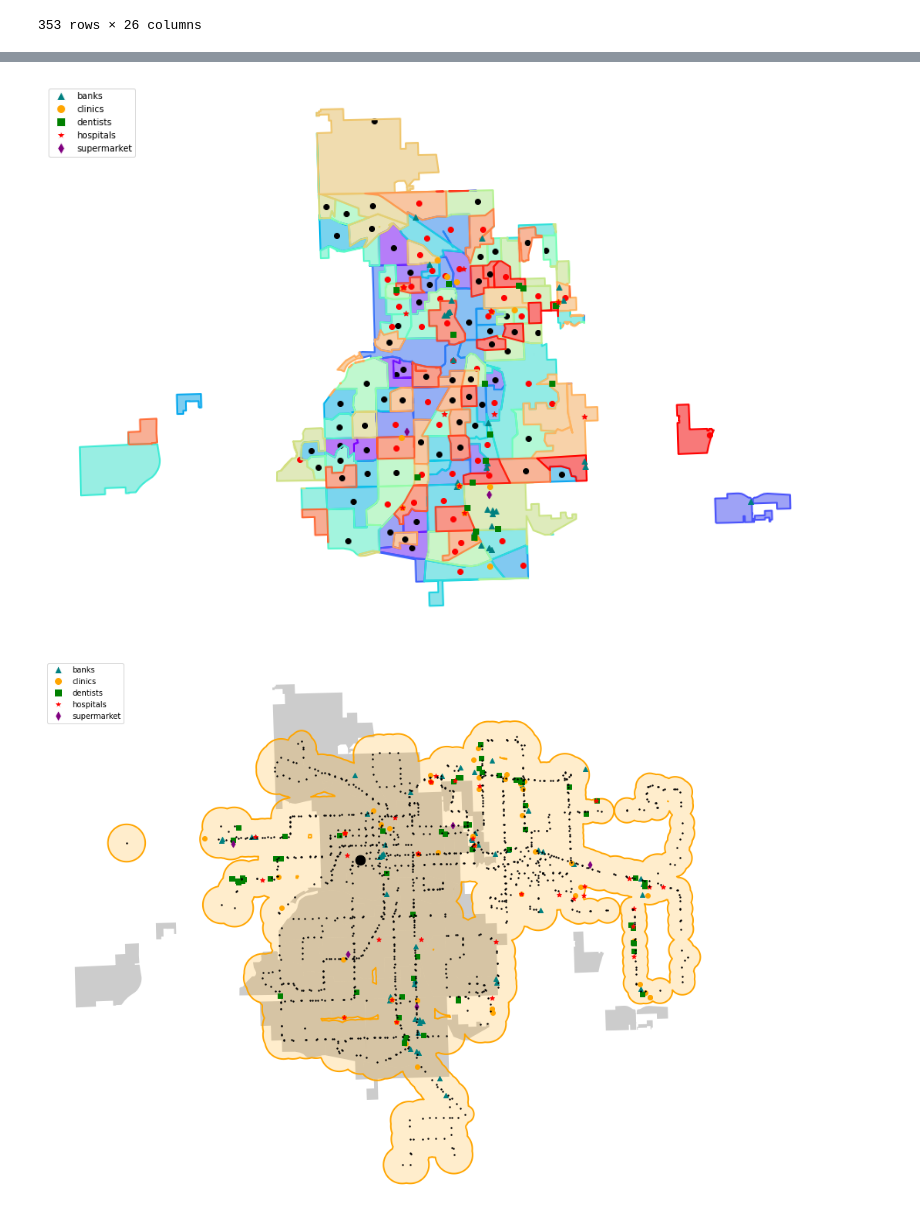
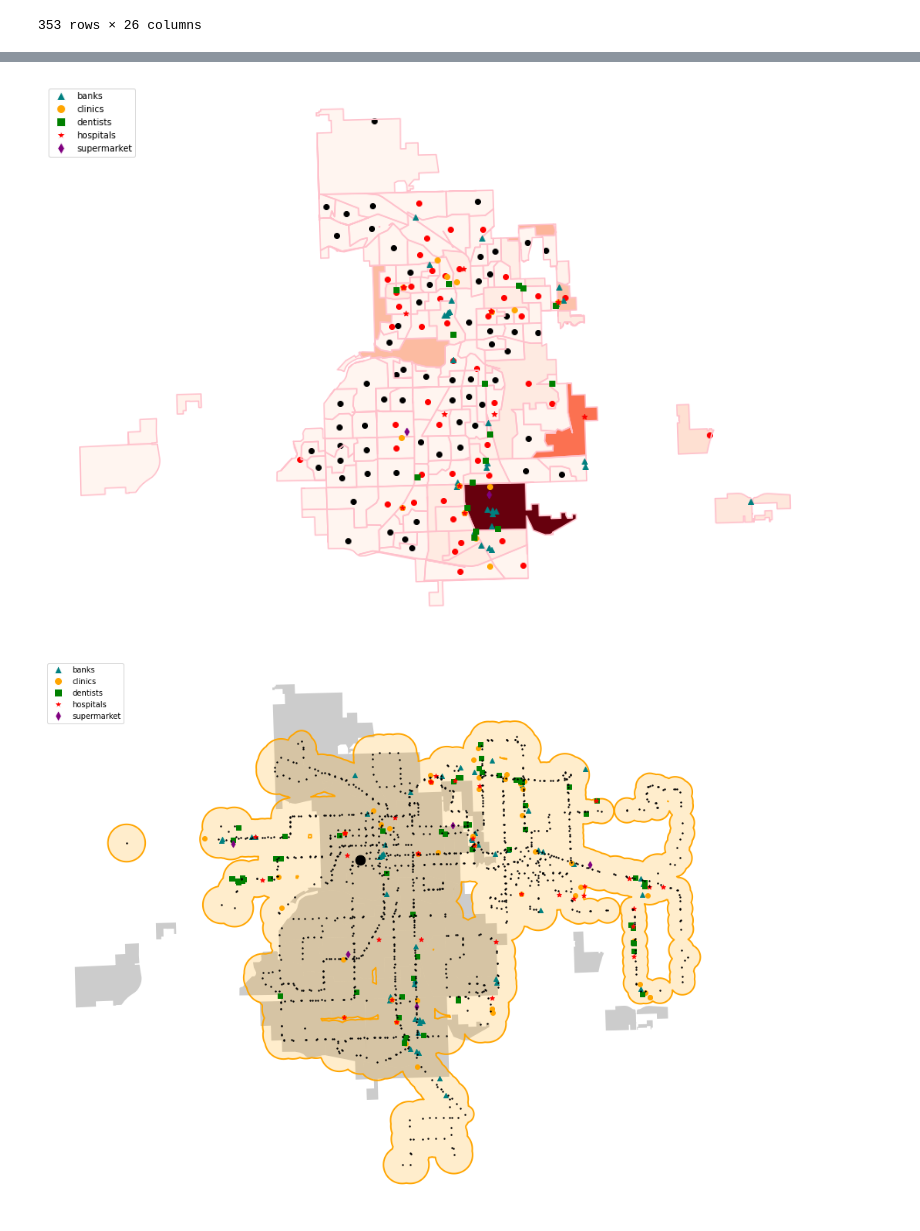
Before and after one commit to wisc-bus/simulator, a Jupyter notebook: notebooks/visualization_lansing.ipynb, the cells around one changed output, grey strips where cells are left out. Saved outputs shown, nothing was run; the diff lists cells and outputs as text; code cells hidden in the pictures.

```diff
--- a/notebooks/visualization_lansing.ipynb
+++ b/notebooks/visualization_lansing.ipynb
@@ -251,27 +245,33 @@ points_high = new_census_sorted.tail(math.ceil(length/2))
 # %%
 # census centroid
 
 ax = city.plot(color="black", alpha=0.05, figsize=(16, 16), zorder=1)
 
-new_census = census_gdf.to_crs(epsg).intersection(city.unary_union)
-new_census[~new_census.is_empty].plot(ax=ax, cmap='rainbow', alpha=0.5)
-new_census[~new_census.is_empty].boundary.plot(ax=ax, cmap='rainbow', linewidth=2)
+# intersect census_gdf with city, then add the score into the result_gdf
+census_union = census_gdf.to_crs(epsg).intersection(city.unary_union)
+census_union = gpd.GeoDataFrame(geometry=census_union, crs=epsg)
+census_union['score'] = new_census['score']
 
+# draw the census, the higher the score, the deepred the color
+census_union[~census_union['geometry'].is_empty].plot(ax=ax, column='score', cmap='Reds')
+census_union[~census_union['geometry'].is_empty].boundary.plot(ax=ax, color='pink')
+
+# draw the census centroid, the high score poits are red, and the low ones are black
 points_low.to_crs(epsg).centroid.intersection(city.unary_union).plot(ax=ax, color='black')
 points_high.to_crs(epsg).centroid.intersection(city.unary_union).plot(ax=ax, color='red')
 
 banks.intersection(city.unary_union).plot(ax=ax, color='teal', marker='^', zorder=4)
 clinics.intersection(city.unary_union).plot(ax=ax, color='orange', marker='o', zorder=4)
 dentists.intersection(city.unary_union).plot(ax=ax, color='green', marker='s', zorder=4)
 hospitals.intersection(city.unary_union).plot(ax=ax, color='red', marker='*', zorder=4)
 supermarket.intersection(city.unary_union).plot(ax=ax, color='purple', marker='d', zorder=4)
 
 ax.legend(handles = lineslist, loc="upper left",prop={"size": 10})
 # ax.legend(handles = lineslist, bbox_to_anchor=(1.00, 1.00), loc="upper left",prop={"size": 10})
 
 ax.set_axis_off()
 # %% [output]
-[figure, old version]
+[figure, new version]
 # %%
 city = city.to_crs(epsg)
 ax = city.plot(color="black", alpha=0.2, zorder=1, figsize=(16, 16))
```
Also changed, not shown: parts of 5 cells of this notebook.
